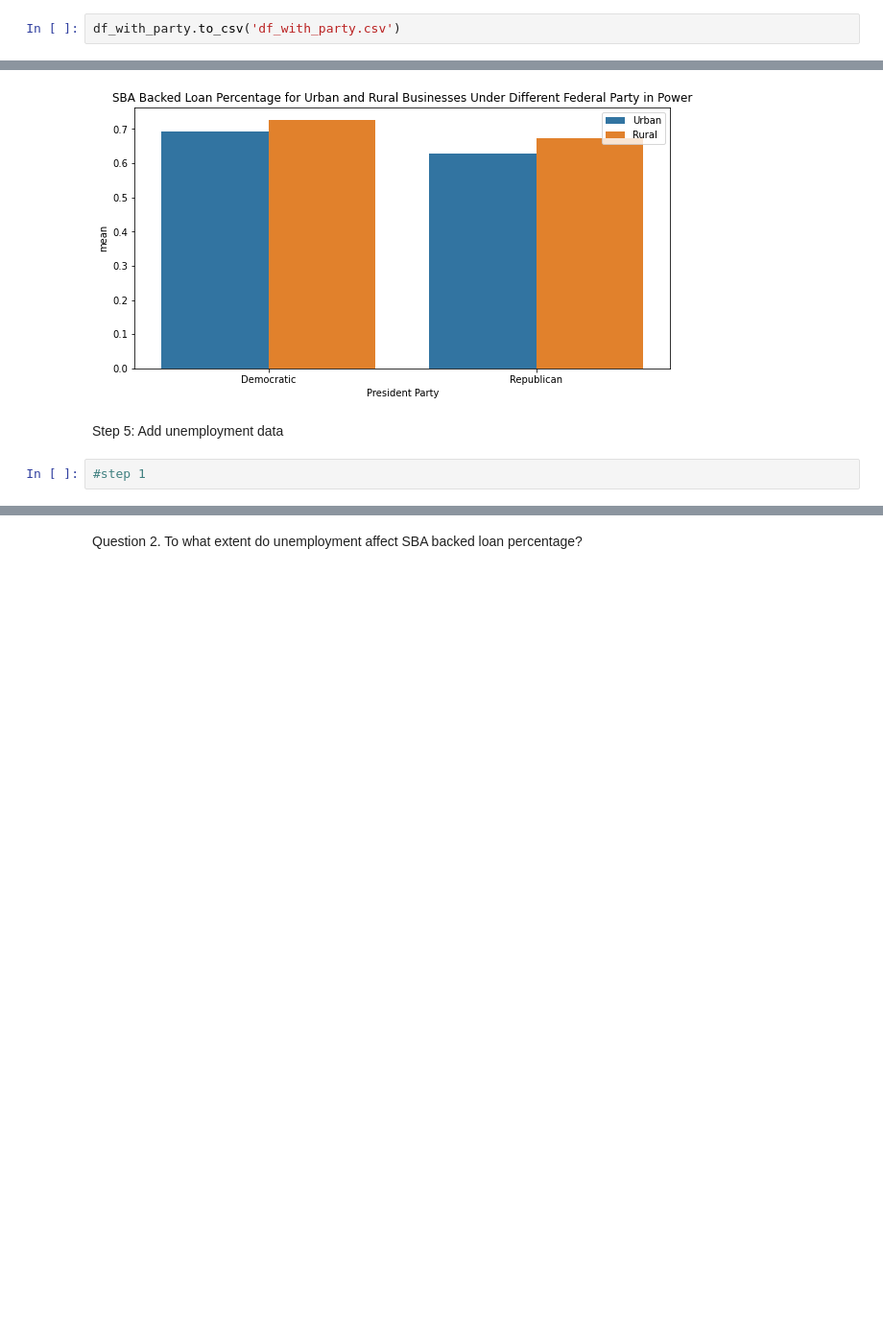
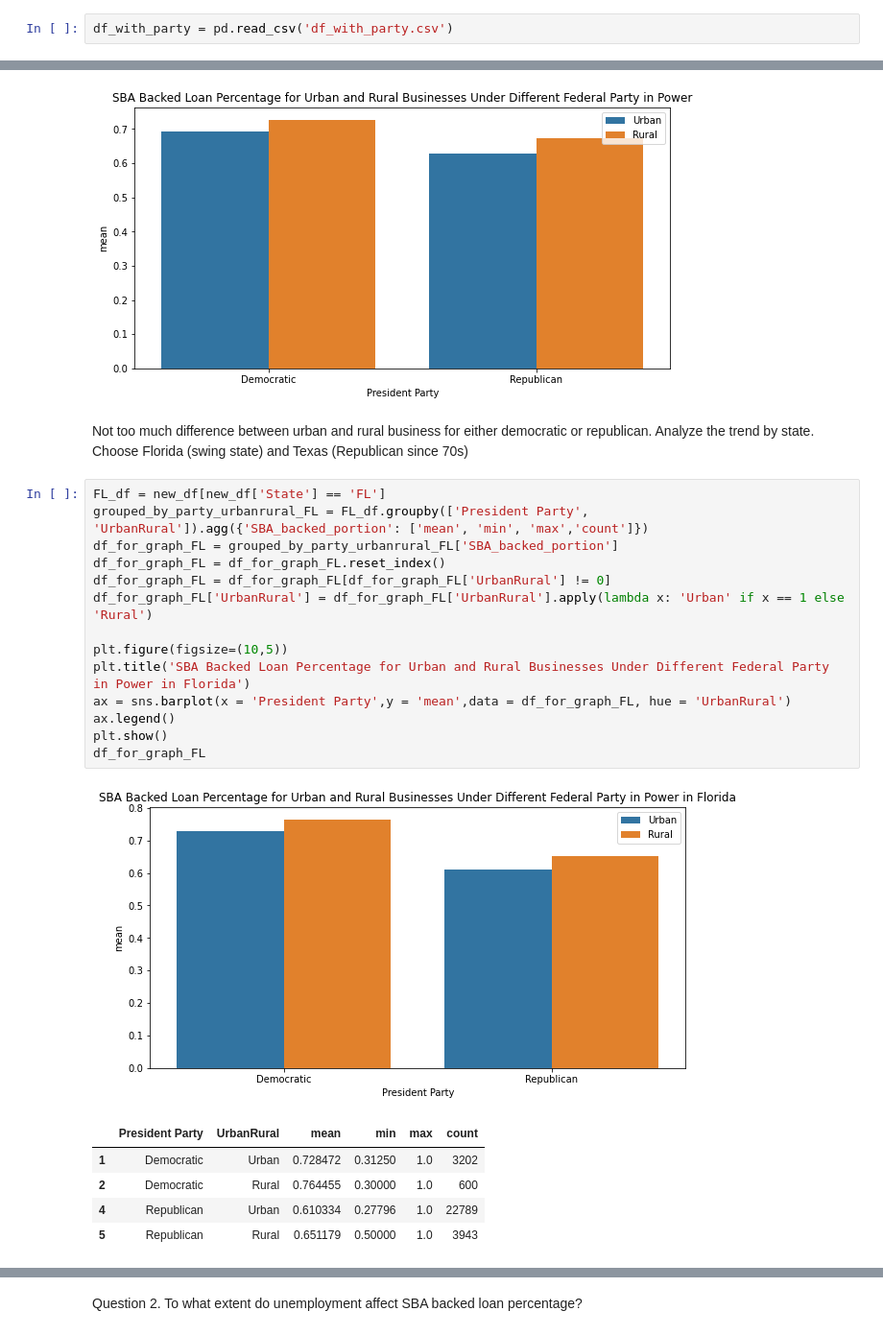
Before and after one commit to CIV2T1PEY/CIV1498-Group-Project, a Jupyter notebook: Python_YuLin.ipynb, the cells around one changed output, grey strips where cells are left out. Shown at 96% size. Cells and saved outputs as stored; diff of their text form; blank space fills up the shorter version.

```diff
--- a/Python_YuLin.ipynb
+++ b/Python_YuLin.ipynb
@@ -182,5 +168,5 @@ df_with_party
 # %%
-df_with_party.to_csv('df_with_party.csv')
+df_with_party = pd.read_csv('df_with_party.csv')
 # %%
 #Decide which features to include in the logistic regression model, first using logics, select the following features as a starting point
 selected_features = ['State','Term','NoEmp','NewExist','CreateJob','RetainedJob','FranchiseCode','UrbanRural','RevLineCr','GrAppv','SBA_Appv','Industry','President Party','ApprovalFY']
@@ -255,7 +240,26 @@ ax.legend()
 plt.show()
 # %% [output]
 [figure]
-# %% [markdown]
-Step 5: Add unemployment data
-# %%
-#step 1
+# %% [markdown]
+Not too much difference between urban and rural business for either democratic or republican. Analyze the trend by state. Choose Florida (swing state) and Texas (Republican since 70s)
+# %%
+FL_df = new_df[new_df['State'] == 'FL']
+grouped_by_party_urbanrural_FL = FL_df.groupby(['President Party', 'UrbanRural']).agg({'SBA_backed_portion': ['mean', 'min', 'max','count']})
+df_for_graph_FL = grouped_by_party_urbanrural_FL['SBA_backed_portion']
+df_for_graph_FL = df_for_graph_FL.reset_index()
+df_for_graph_FL = df_for_graph_FL[df_for_graph_FL['UrbanRural'] != 0]
+df_for_graph_FL['UrbanRural'] = df_for_graph_FL['UrbanRural'].apply(lambda x: 'Urban' if x == 1 else 'Rural')
+
+plt.figure(figsize=(10,5))
+plt.title('SBA Backed Loan Percentage for Urban and Rural Businesses Under Different Federal Party in Power in Florida')
+ax = sns.barplot(x = 'President Party',y = 'mean',data = df_for_graph_FL, hue = 'UrbanRural')
+ax.legend()
+plt.show()
+df_for_graph_FL
+# %% [output]
+[figure, added]
+|  | President Party | UrbanRural | mean | min | max | count |
+| 1 | Democratic | Urban | 0.728472 | 0.31250 | 1.0 | 3202 |
+| 2 | Democratic | Rural | 0.764455 | 0.30000 | 1.0 | 600 |
+| 4 | Republican | Urban | 0.610334 | 0.27796 | 1.0 | 22789 |
+| 5 | Republican | Rural | 0.651179 | 0.50000 | 1.0 | 3943 |
```
Also changed, not shown: parts of 14 cells of this notebook.
